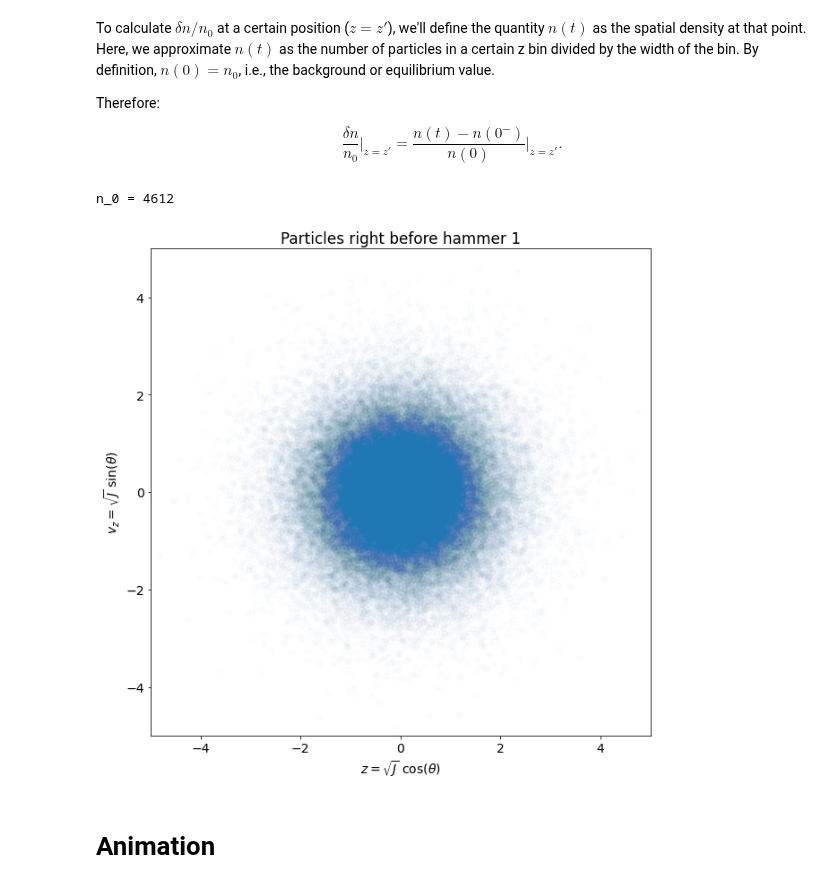
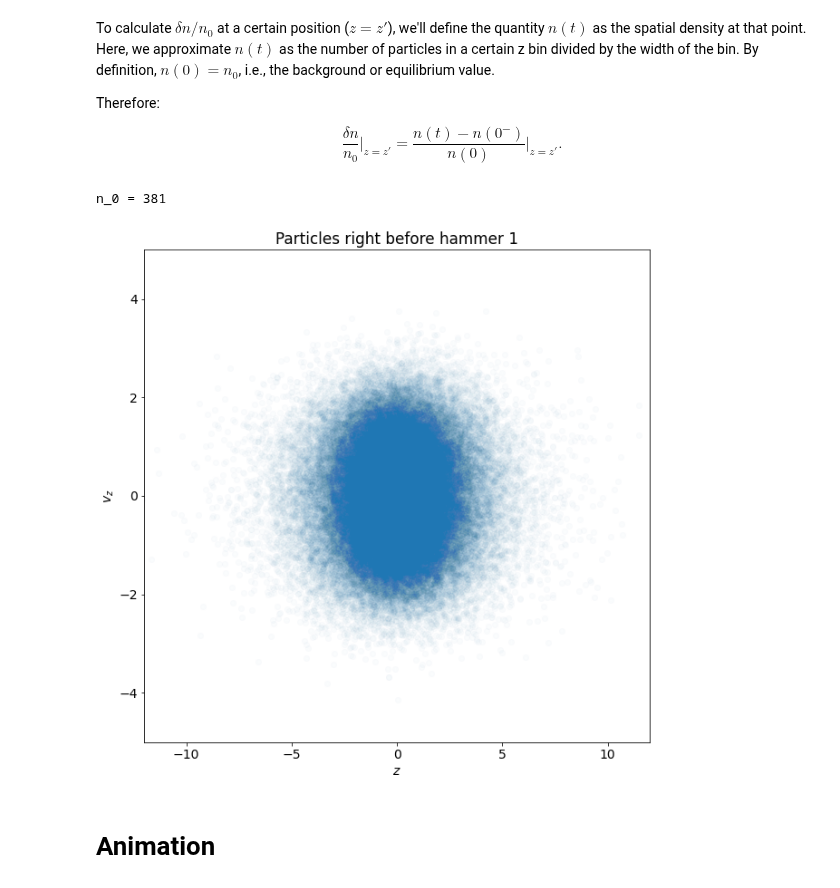
Before and after one commit to Jupiter1994/plasma-echo, a Jupyter notebook: Leapfrogging Particle Trajectories.ipynb, the cells around one changed output. Cells and saved outputs as stored; diff of their text form; code cells hidden in the pictures.

```diff
--- a/Leapfrogging Particle Trajectories.ipynb
+++ b/Leapfrogging Particle Trajectories.ipynb
@@ -12,7 +12,8 @@ import matplotlib.animation as animation
 from matplotlib import cm
 from matplotlib.ticker import LinearLocator
 ## set default plot size
-plt.rcParams["figure.figsize"] = (10, 7)
+# plt.rcParams["figure.figsize"] = (10, 7)
+plt.rcParams["figure.dpi"] = 300
 ## set global font size
 plt.rcParams.update({'font.size':14})
 
@@ -146,10 +147,10 @@ def pol2cart(thetas, Js):
 
     '''
 
-    xs = np.sqrt(Js) * np.cos(thetas)
-    ys = np.sqrt(Js) * np.sin(thetas)
+    zs = np.sqrt(2*Js / compute_Omega(Js)) * np.sin(thetas)
+    vzs = np.sqrt(2*Js*compute_Omega(Js)) * np.cos(thetas)
 
-    return xs, ys
+    return zs, vzs
 # %% [markdown]
 To calculate $\delta n / n_0$ at a certain position ($z=z'$), we'll define the quantity $n(t)$ as the spatial density at that point. Here, we approximate $n(t)$ as the number of particles in a certain z bin divided by the width of the bin. By definition, $n(0) = n_0$, i.e., the background or equilibrium value.
 
@@ -158,32 +159,32 @@ Therefore:
 $$\frac{\delta n}{n_0} \Big|_{z=z'} = \frac{n(t) - n(0^-)}{n(0)}\Big|_{z=z'}.$$
 # %%
 # calculate n_0 and plot initial condition
-z_tolerance = 1e-1
+z_tolerance = 1e-2
 
 fig = plt.figure(figsize=(10,10))
 zs, vzs = pol2cart(thetas, Js)
 scat = plt.scatter(zs, vzs, alpha=0.02)
 
 # number of particles at t=0 within z_tolerance at a z coordinate; this is the
 # "background" distribution
 z_offset = 1
 n_0 = np.sum(np.abs(zs - z_offset) < z_tolerance)
 print(f'n_0 = {n_0}')
 
-xlimit = 5
+xlimit = 12
 ylimit = 5
 plt.xlim(-xlimit, xlimit)
 plt.ylim(-ylimit, ylimit)
 
-plt.xlabel(r"$z = \sqrt{J}$ cos($\theta$)")
-plt.ylabel(r"$v_z = \sqrt{J}$ sin($\theta$)")
+plt.xlabel(r"$z$")
+plt.ylabel(r"$v_z$")
 
 plt.title('Particles right before hammer 1')
 
 plt.show()
 # %% [output]
-n_0 = 4612
+n_0 = 381
-[figure, old version]
+[figure, new version]
 # %% [markdown]
 # Animation
 # %%
```
Also changed, not shown: parts of 4 cells of this notebook, 6 other files.
